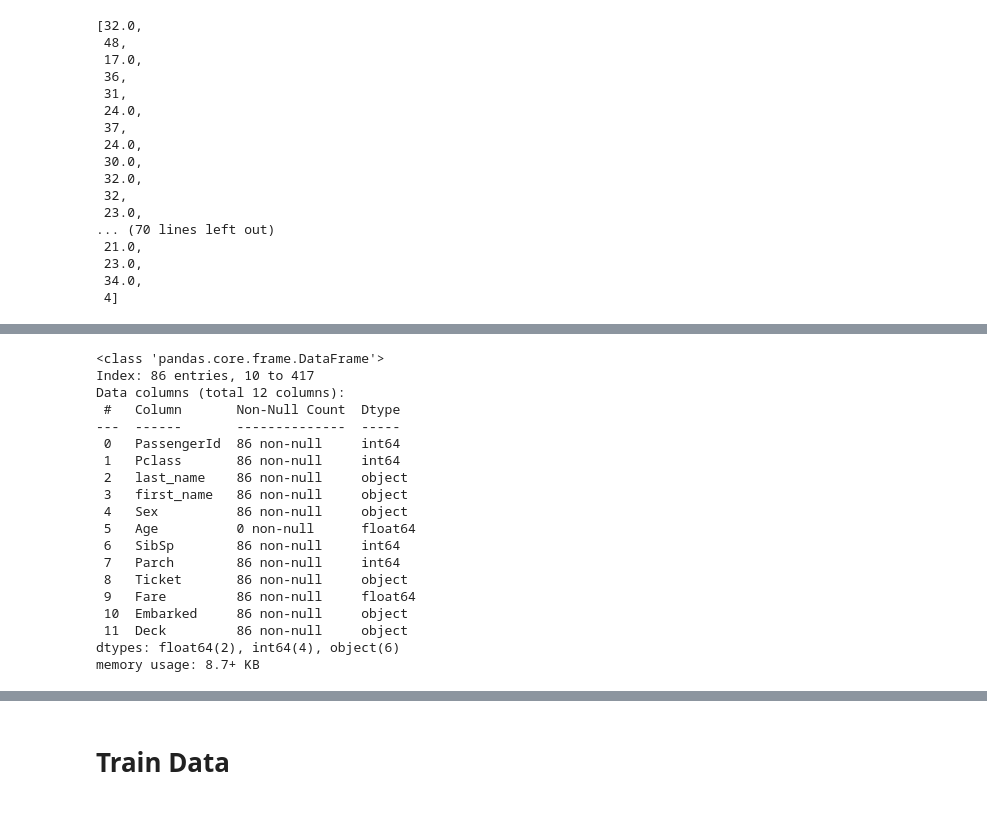
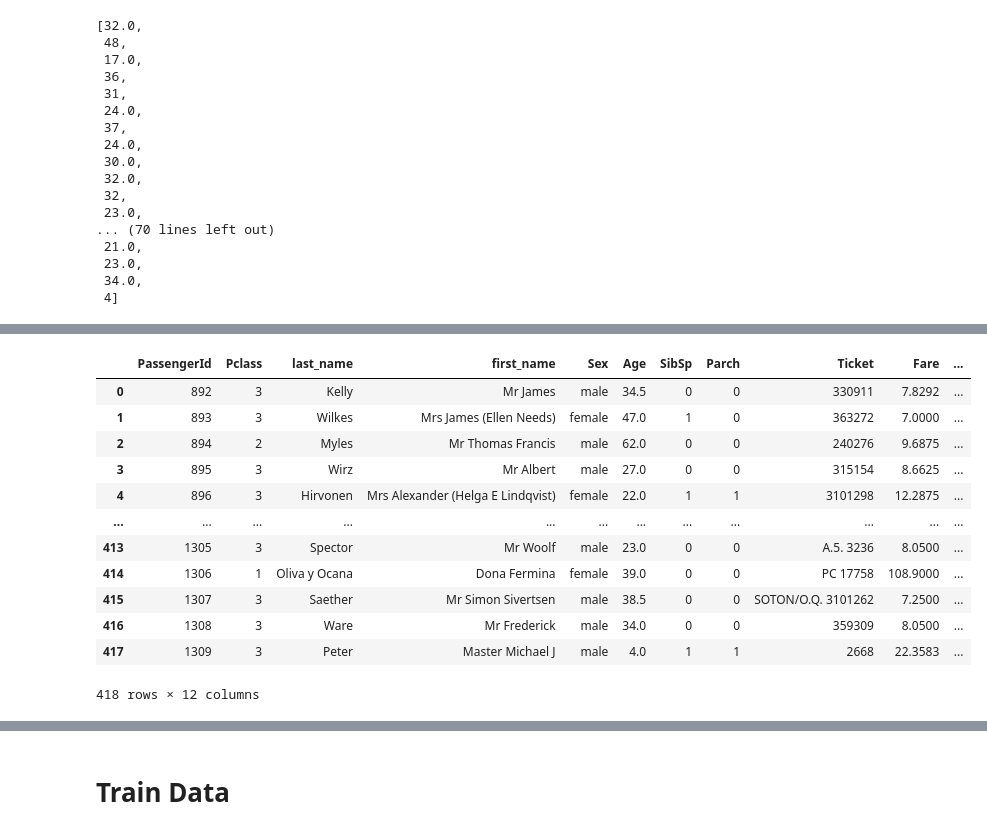
Before and after one commit to Mariomtz0713/Project-4, a Jupyter notebook: Titanic/titanic_ETD.ipynb, the cells around one changed output, grey strips where cells are left out. Saved outputs shown, nothing was run; the diff lists cells and outputs as text; code cells hidden in the pictures.

Commit message:
TEST DF CLEANING DONE

```diff
--- a/Titanic/titanic_ETD.ipynb
+++ b/Titanic/titanic_ETD.ipynb
@@ -77,6 +77,7 @@ test_df_dropped
 # %%
 # Creating Deck column, binning passengers by their class
 deck_floors = []
+
 
 for class_status in test_df_dropped['Pclass']:
     if class_status == 1:
@@ -84,7 +85,12 @@ for class_status in test_df_dropped['Pclass']:
     else:
         deck_floors.append('D,E,F,G')
 
-test_df_dropped['Deck'] = deck_floors
+i = 0
+
+for k in range(len(test_df_dropped)):
+    test_df_dropped.loc[k, ['Deck']] = deck_floors[i]
+    i += 1
+
 
 test_df_dropped
 # %% [output]
@@ -109,3 +109,0 @@ See the caveats in the documentation: https://pandas.pydata.org/pandas-docs/stab
-# %%
-test_df_dropped['Fare'] = test_df_dropped['Fare'].fillna(7)
-test_df_dropped.info()
@@ -136,0 +110,4 @@ See the caveats in the documentation: https://pandas.pydata.org/pandas-docs/stab
+# %%
+# Filling single null value in Fare column
+fare_null_index = test_df_dropped.loc[test_df_dropped['Fare'].isnull()].index
+test_df_dropped.loc[fare_null_index, ['Fare']] = 7
@@ -430,22 +414,24 @@ nulls_only_df
-# %%
-nulls_only_df.info()
-# %% [output]
-<class 'pandas.core.frame.DataFrame'>
-Index: 86 entries, 10 to 417
-Data columns (total 12 columns):
- #   Column       Non-Null Count  Dtype
----  ------       --------------  -----
- 0   PassengerId  86 non-null     int64
- 1   Pclass       86 non-null     int64
- 2   last_name    86 non-null     object
- 3   first_name   86 non-null     object
- 4   Sex          86 non-null     object
- 5   Age          0 non-null      float64
- 6   SibSp        86 non-null     int64
- 7   Parch        86 non-null     int64
- 8   Ticket       86 non-null     object
- 9   Fare         86 non-null     float64
- 10  Embarked     86 non-null     object
- 11  Deck         86 non-null     object
-dtypes: float64(2), int64(4), object(6)
-memory usage: 8.7+ KB
+# %%
+# Inserting found null values into dataframe
+i = 0
+
+for row in range(len(test_df_dropped)):
+    if test_df_dropped['Age'].isnull().iloc[row]:
+        test_df_dropped.loc[row, ['Age']] = test_ages_to_fill[i]
+        i += 1
+
+test_df_dropped
+# %% [output]
+|  | PassengerId | Pclass | last_name | first_name | Sex | Age | SibSp | Parch | Ticket | Fare | ... |
+| 0 | 892 | 3 | Kelly | Mr James | male | 34.5 | 0 | 0 | 330911 | 7.8292 | ... |
+| 1 | 893 | 3 | Wilkes | Mrs James (Ellen Needs) | female | 47.0 | 1 | 0 | 363272 | 7.0000 | ... |
+| 2 | 894 | 2 | Myles | Mr Thomas Francis | male | 62.0 | 0 | 0 | 240276 | 9.6875 | ... |
+| 3 | 895 | 3 | Wirz | Mr Albert | male | 27.0 | 0 | 0 | 315154 | 8.6625 | ... |
+| 4 | 896 | 3 | Hirvonen | Mrs Alexander (Helga E Lindqvist) | female | 22.0 | 1 | 1 | 3101298 | 12.2875 | ... |
+| ... | ... | ... | ... | ... | ... | ... | ... | ... | ... | ... | ... |
+| 413 | 1305 | 3 | Spector | Mr Woolf | male | 23.0 | 0 | 0 | A.5. 3236 | 8.0500 | ... |
+| 414 | 1306 | 1 | Oliva y Ocana | Dona Fermina | female | 39.0 | 0 | 0 | PC 17758 | 108.9000 | ... |
+| 415 | 1307 | 3 | Saether | Mr Simon Sivertsen | male | 38.5 | 0 | 0 | SOTON/O.Q. 3101262 | 7.2500 | ... |
+| 416 | 1308 | 3 | Ware | Mr Frederick | male | 34.0 | 0 | 0 | 359309 | 8.0500 | ... |
+| 417 | 1309 | 3 | Peter | Master Michael J | male | 4.0 | 1 | 1 | 2668 | 22.3583 | ... |
+418 rows × 12 columns
```
Also changed, not shown: parts of 8 cells of this notebook.
